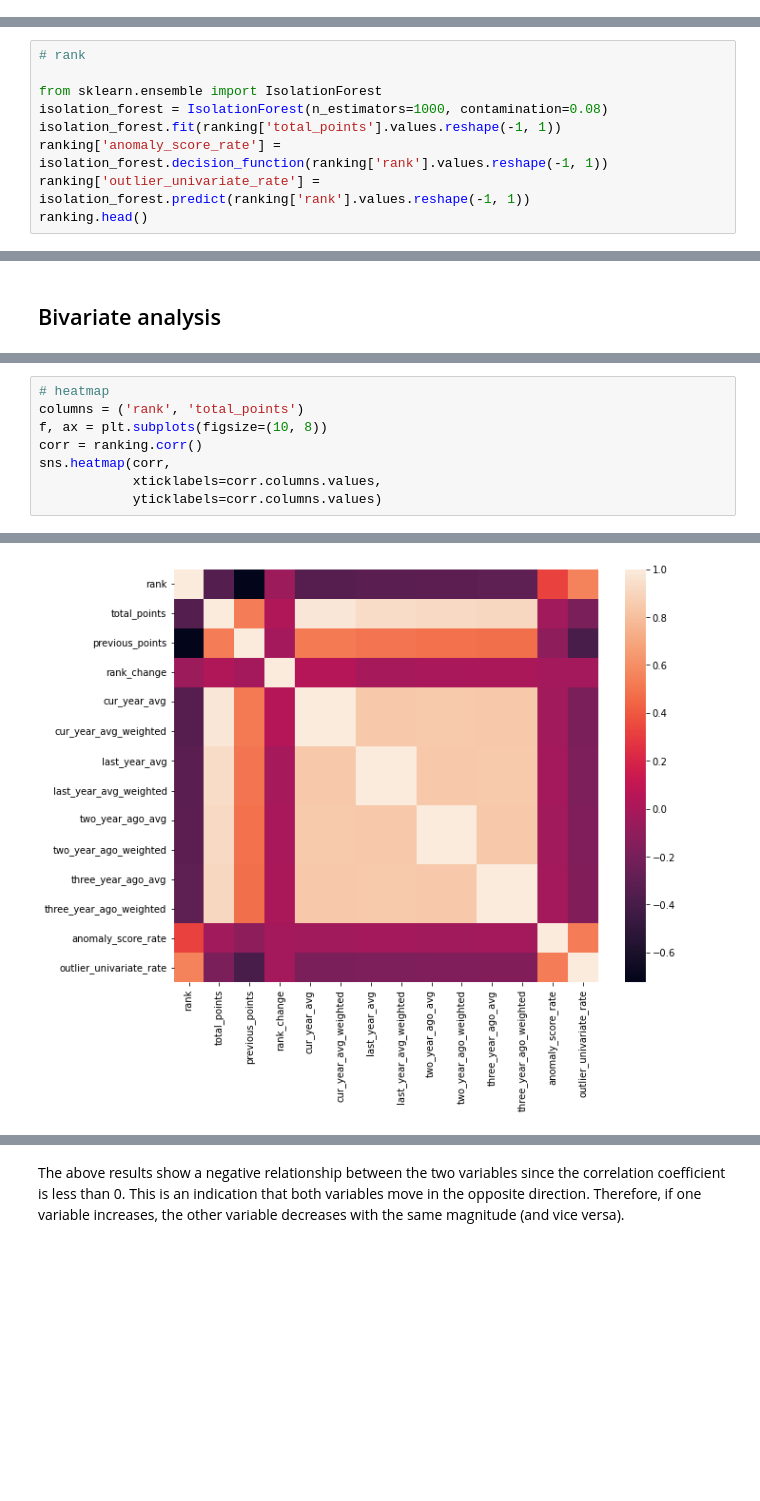
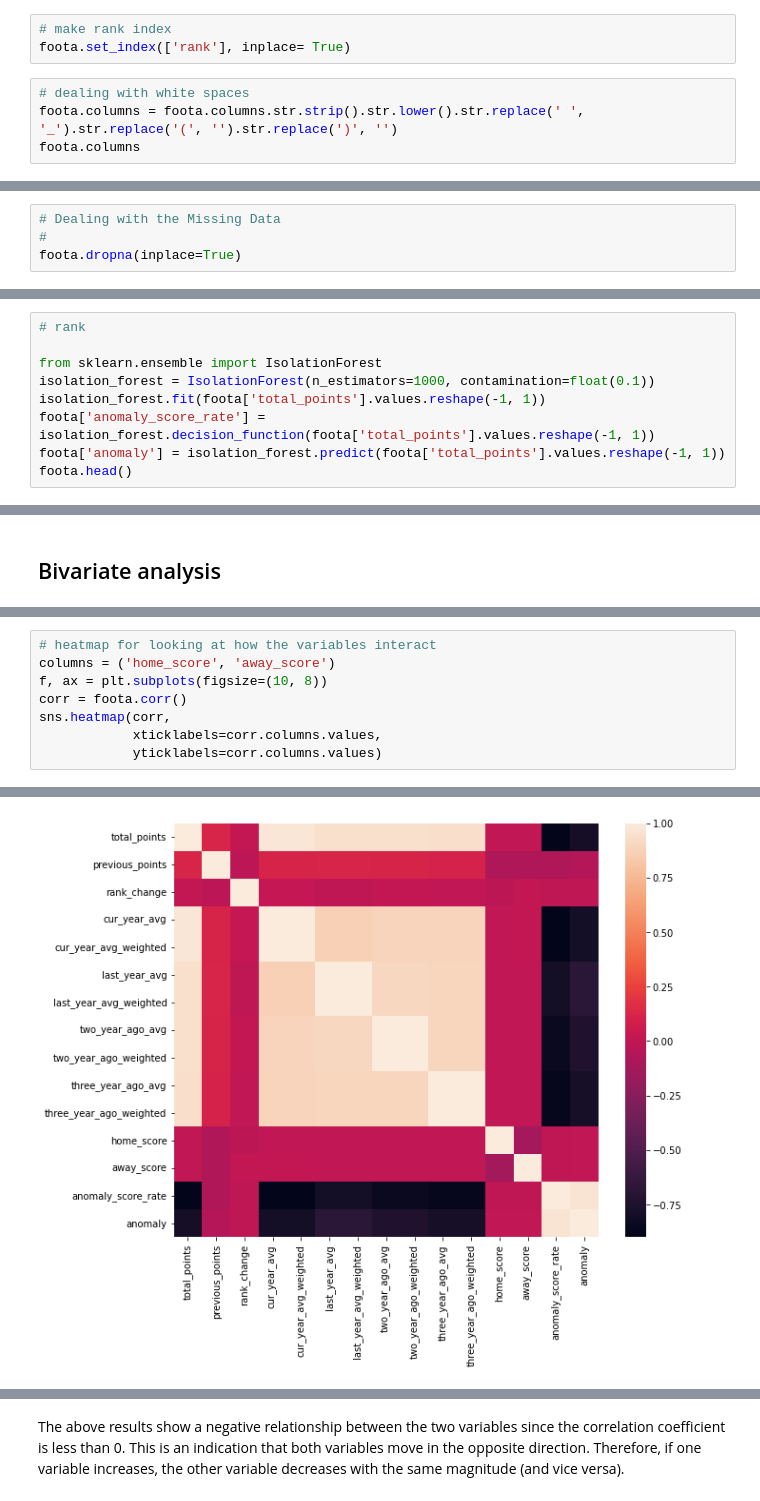
Before and after one commit to whiteroserobot/Mchezopesa-Ltd-football-prediction, a Jupyter notebook: ipweek 6.ipynb, the cells around one changed output, grey strips where cells are left out. Saved outputs shown, nothing was run; the diff lists cells and outputs as text; blank space fills up the shorter version.

```diff
--- a/ipweek 6.ipynb
+++ b/ipweek 6.ipynb
@@ -212,0 +237,7 @@ plt.show()
+# %%
+# make rank index
+foota.set_index(['rank'], inplace= True)
+# %%
+# dealing with white spaces
+foota.columns = foota.columns.str.strip().str.lower().str.replace(' ', '_').str.replace('(', '').str.replace(')', '')
+foota.columns
@@ -256 +290,5 @@ ranking.isnull().sum().sum()
+# %%
+# Dealing with the Missing Data
+#
+foota.dropna(inplace=True)
 # %%
@@ -306,9 +319,9 @@ results.drop_duplicates().head()
 # rank
 
 from sklearn.ensemble import IsolationForest
-isolation_forest = IsolationForest(n_estimators=1000, contamination=0.08)
-isolation_forest.fit(ranking['total_points'].values.reshape(-1, 1))
-ranking['anomaly_score_rate'] = isolation_forest.decision_function(ranking['rank'].values.reshape(-1, 1))
-ranking['outlier_univariate_rate'] = isolation_forest.predict(ranking['rank'].values.reshape(-1, 1))
-ranking.head()
+isolation_forest = IsolationForest(n_estimators=1000, contamination=float(0.1))
+isolation_forest.fit(foota['total_points'].values.reshape(-1, 1))
+foota['anomaly_score_rate'] = isolation_forest.decision_function(foota['total_points'].values.reshape(-1, 1))
+foota['anomaly'] = isolation_forest.predict(foota['total_points'].values.reshape(-1, 1))
+foota.head()
 # %% [output]
@@ -507,11 +538,11 @@ ranking.corr()
 # %%
-# heatmap
-columns = ('rank', 'total_points')
+# heatmap for looking at how the variables interact
+columns = ('home_score', 'away_score')
 f, ax = plt.subplots(figsize=(10, 8))
-corr = ranking.corr()
+corr = foota.corr()
 sns.heatmap(corr,
             xticklabels=corr.columns.values,
             yticklabels=corr.columns.values)
 # %% [output]
 <AxesSubplot:>
-[figure, old version]
+[figure, new version]
```
Also changed, not shown: parts of 66 cells of this notebook.
